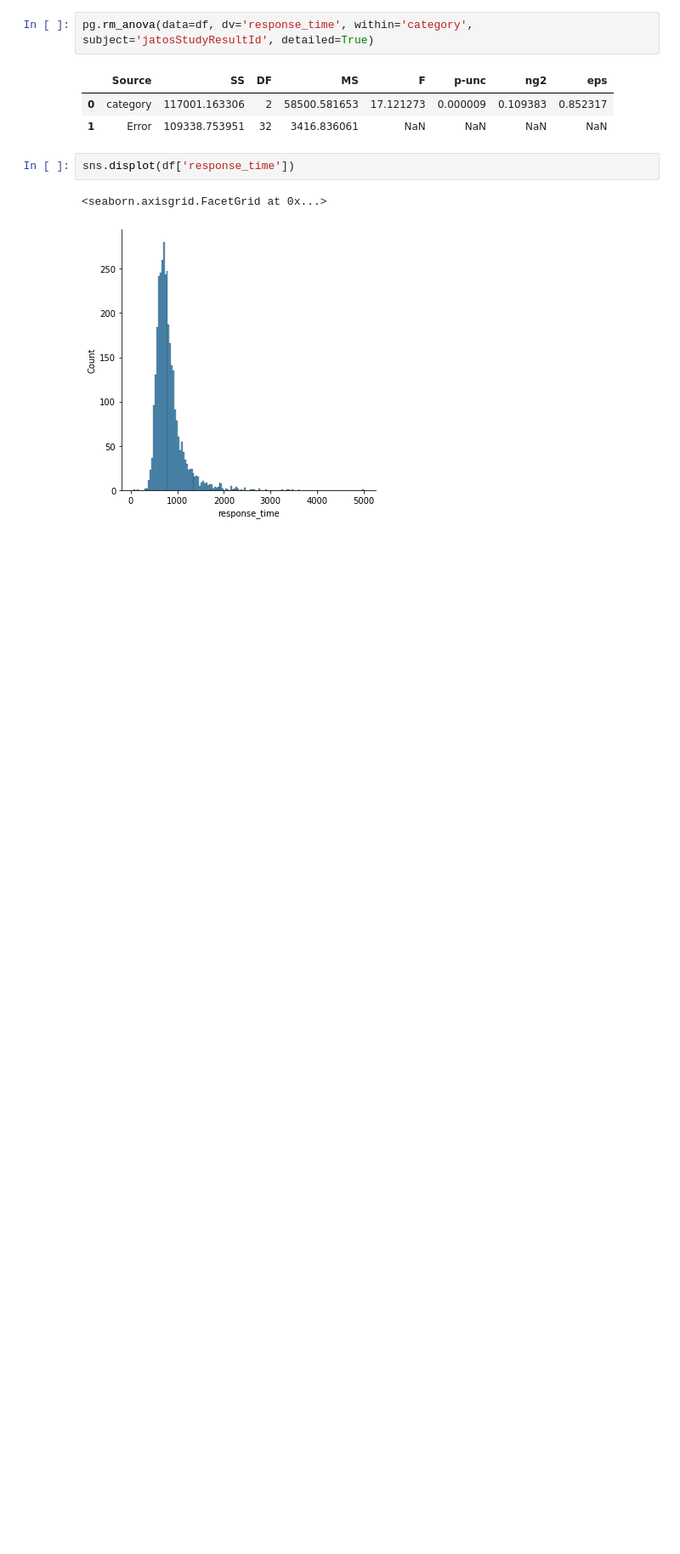
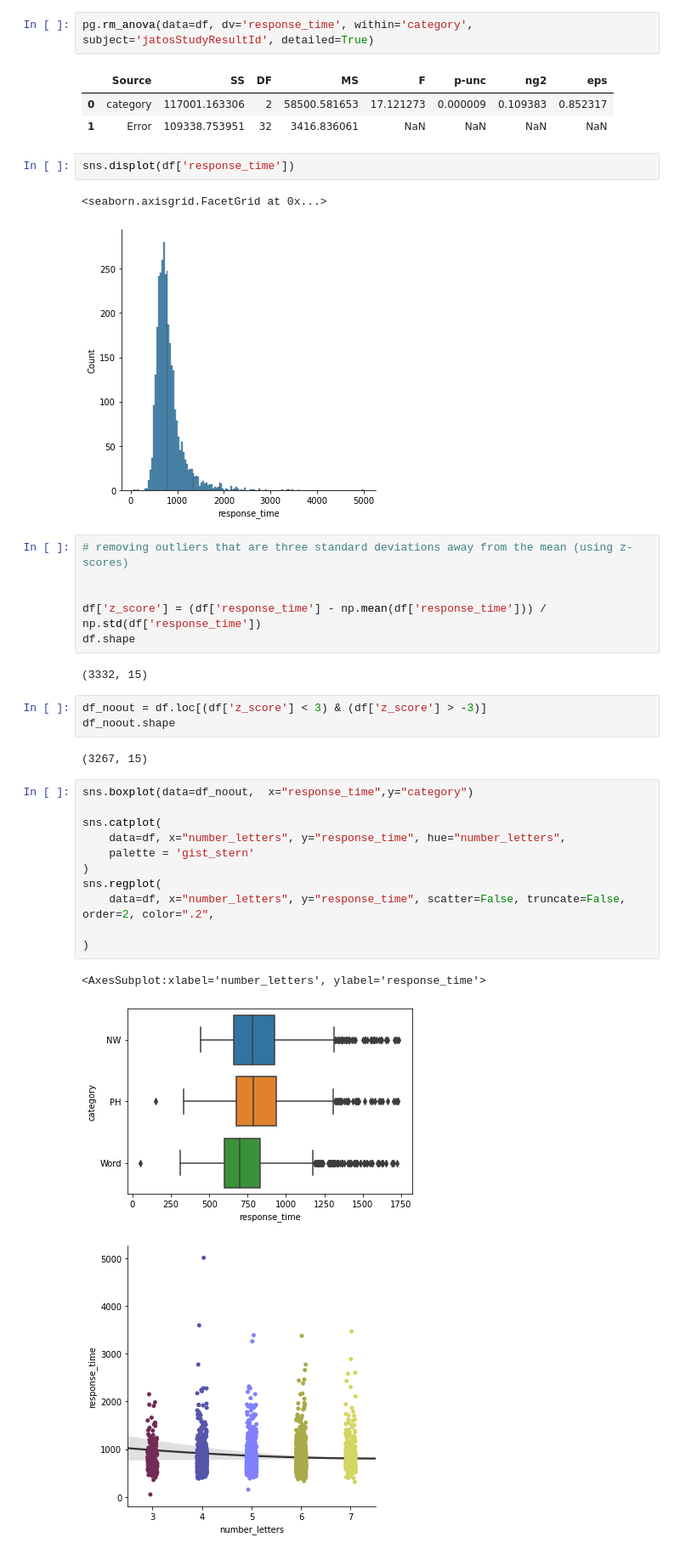
Before and after one commit to miscodisco/expsyling_e22, a Jupyter notebook: dataexploring_labrep01.ipynb, the cells around one changed output. Shown at 85% size. Saved outputs shown, nothing was run; the diff lists cells and outputs as text; blank space fills up the shorter version.

```diff
--- a/dataexploring_labrep01.ipynb
+++ b/dataexploring_labrep01.ipynb
@@ -100,3 +100,31 @@ sns.displot(df['response_time'])
 # %% [output]
 <seaborn.axisgrid.FacetGrid at 0x...>
 [figure]
+# %%
+# removing outliers that are three standard deviations away from the mean (using z-scores)
+
+
+df['z_score'] = (df['response_time'] - np.mean(df['response_time'])) / np.std(df['response_time'])
+df.shape
+# %% [output]
+(3332, 15)
+# %%
+df_noout = df.loc[(df['z_score'] < 3) & (df['z_score'] > -3)]
+df_noout.shape
+# %% [output]
+(3267, 15)
+# %%
+sns.boxplot(data=df_noout,  x="response_time",y="category")
+
+sns.catplot(
+    data=df, x="number_letters", y="response_time", hue="number_letters",
+    palette = 'gist_stern'
+)
+sns.regplot(
+    data=df, x="number_letters", y="response_time", scatter=False, truncate=False, order=2, color=".2",
+
+)
+# %% [output]
+<AxesSubplot:xlabel='number_letters', ylabel='response_time'>
+[figure, added]
+[figure, added]
```
Also changed, not shown: parts of 5 cells of this notebook, 3 other files.
